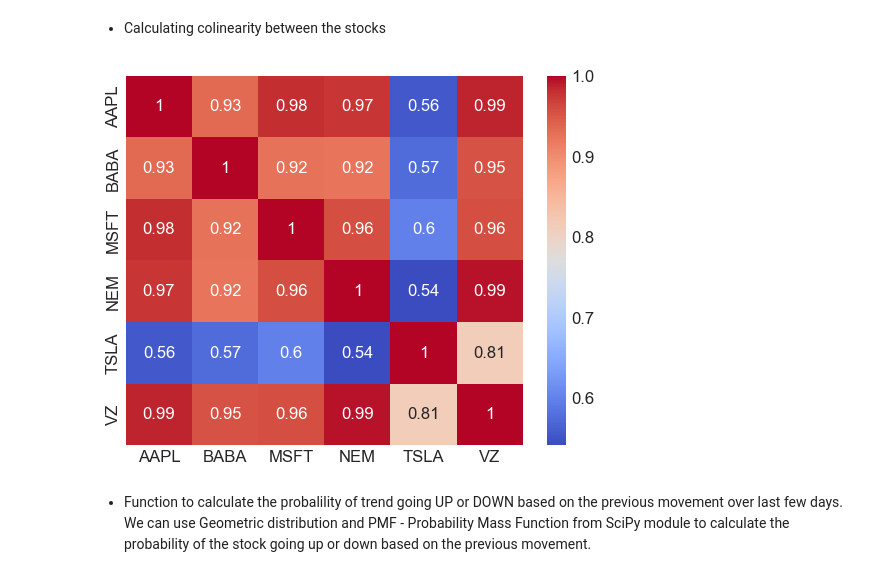
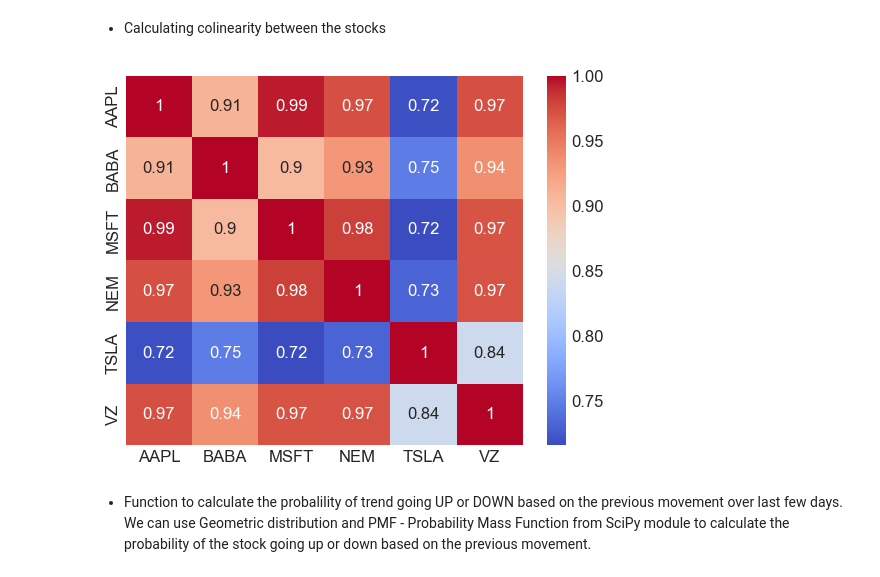
Before and after one commit to Folongton/Stock-Analysis, a Jupyter notebook: P1-Indicators-Chart-Analysis/P1-Chart-Analysis.ipynb, the cells around one changed output. Saved outputs shown, nothing was run; the diff lists cells and outputs as text; code cells hidden in the pictures.

```diff
--- a/P1-Indicators-Chart-Analysis/P1-Chart-Analysis.ipynb
+++ b/P1-Indicators-Chart-Analysis/P1-Chart-Analysis.ipynb
@@ -131,11 +131,5 @@ aapl_d_source.loc['2000-06-19':'2000-06-26':-1]
 # %% [markdown]
 As we can see the column "5. adjusted close" indicates the adjusted close price for the split. Great.
 However to use some of the indicators we need to use the high, low, open and close prices.
-# %%
-for split in splits.index:
-    aapl_d_source.loc[split-timedelta(days=1):,'1. open'] = aapl_d_source.loc[split:,'1. open'] / splits.loc[split,'8. split coefficient']
-    aapl_d_source.loc[split-timedelta(days=1):,'2. high'] = aapl_d_source.loc[split:,'2. high'] / splits.loc[split,'8. split coefficient']
-    aapl_d_source.loc[split-timedelta(days=1):,'3. low'] = aapl_d_source.loc[split:,'3. low'] / splits.loc[split,'8. split coefficient']
-    aapl_d_source.loc[split-timedelta(days=1):,'4. close'] = aapl_d_source.loc[split:,'4. close'] / splits.loc[split,'8. split coefficient']
 # %% [markdown]
 Adjusting for the splits:
@@ -159,14 +139,15 @@ aapl_d_source.loc['2000-06-19':'2000-06-26':-1]
 def adjust_price_for_splits(df):
     splits = df[~df['8. split coefficient'].isin([1])].copy(deep=True)
     splits['8. split coefficient'] = splits['8. split coefficient'].astype('int')
+    new_df = df.copy(deep=True)
     for split in splits.index:
-        df.loc[split-timedelta(days=1):,'1. open'] = df.loc[split:,'1. open'] / splits.loc[split,'8. split coefficient']
-        df.loc[split-timedelta(days=1):,'2. high'] = df.loc[split:,'2. high'] / splits.loc[split,'8. split coefficient']
-        df.loc[split-timedelta(days=1):,'3. low'] = df.loc[split:,'3. low'] / splits.loc[split,'8. split coefficient']
-        df.loc[split-timedelta(days=1):,'4. close'] = df.loc[split:,'4. close'] / splits.loc[split,'8. split coefficient']
-    df = df.rename(columns={'1. open':'Open', '2. high':'High', '3. low':'Low', '4. close':'Close', '6. volume':'Volume'})
-    df = df[::-1]
-    return df, splits
+        new_df.loc[split-timedelta(days=1):,'1. open'] = new_df.loc[split:,'1. open'] / splits.loc[split,'8. split coefficient']
+        new_df.loc[split-timedelta(days=1):,'2. high'] = new_df.loc[split:,'2. high'] / splits.loc[split,'8. split coefficient']
+        new_df.loc[split-timedelta(days=1):,'3. low'] = new_df.loc[split:,'3. low'] / splits.loc[split,'8. split coefficient']
+        new_df.loc[split-timedelta(days=1):,'4. close'] = new_df.loc[split:,'4. close'] / splits.loc[split,'8. split coefficient']
+    new_df = new_df.rename(columns={'1. open':'Open', '2. high':'High', '3. low':'Low', '4. close':'Close', '6. volume':'Volume'})
+    new_df = new_df[::-1]
+    return new_df, splits
 # %%
 aapl_d, aapl_splits = adjust_price_for_splits(aapl_d_source)
 baba_d, baba_splits = adjust_price_for_splits(baba_d_source)
@@ -265,7 +258,7 @@ Name: return bucket, dtype: float64
 * Here is a function which can give us probabilities for stock to go up or down based on previous day percentage change.
 # %%
 def calc_proba_price_change_based(stock_df, percentChange, days, print_proba=False):
-    '''Calculates probabilities of a stock to go up or down next day, based on percent change in price
+    '''Calculates probabilities of a stock to go up or down next day, based on percent change in price of present day.
     '''
     df = stock_df.copy(deep=True)[-days:]
     # shift return bucket column up by one row to match the previous day's return bucket
@@ -273,9 +266,10 @@ def calc_proba_price_change_based(stock_df, percentChange, days, print_proba=Fal
     # calculate probability of up or down given previous day's return bucket
     proba_df = df[['previous_day_return_bucket','UP or DOWN']].value_counts(normalize=True).to_frame().rename(columns={0:'Probability'}).pivot_table(columns='previous_day_return_bucket', index='UP or DOWN', values='Probability')
     percentChange = float(percentChange)
-    final_df = proba_df[percentChange].rename(index={-1.0:'Negative', 1.0:'Positive'})
-    for r in final_df.index:
+    final_series = proba_df[percentChange].rename(index={-1.0:'Negative', 1.0:'Positive'})
+    for r in final_series.index:
         if print_proba:
-            print(f'Probability of {r} is {round(final_df[r]*100,2)}%')
+            final_series = final_series / final_series.sum() * 100
+            print(f'Probability of {r} is {round(final_series[r],2)}%')
     return proba_df
 # %%
@@ -301,9 +295,9 @@ def compare_stocks(all_stocks, days):
     sns.heatmap(colinearity_df.T.corr(), annot=True, cmap='coolwarm')
     return colinearity_df
 # %%
-col_df = compare_stocks(all_stocks, days=150)
+col_df = compare_stocks(all_stocks, days=365)
 # %% [output]
-[figure, old version]
+[figure, new version]
 # %% [markdown]
 * Function to calculate the probalility of trend going UP or DOWN based on the previous movement over last few days.
 We can use Geometric distribution and PMF - Probability Mass Function from SciPy module to calculate the probability of the stock going up or down based on the previous movement.
```
Also changed, not shown: parts of 9 cells of this notebook.
